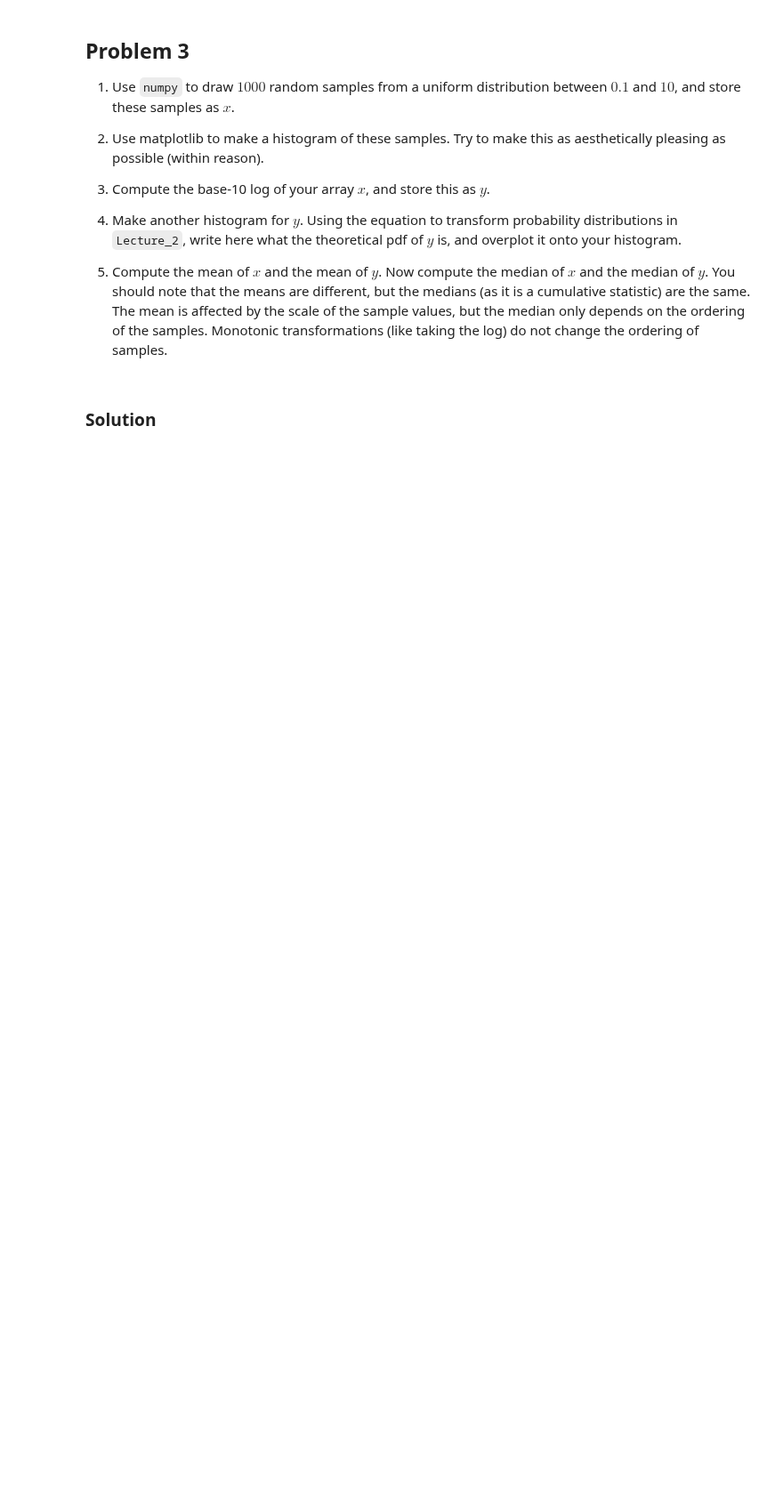
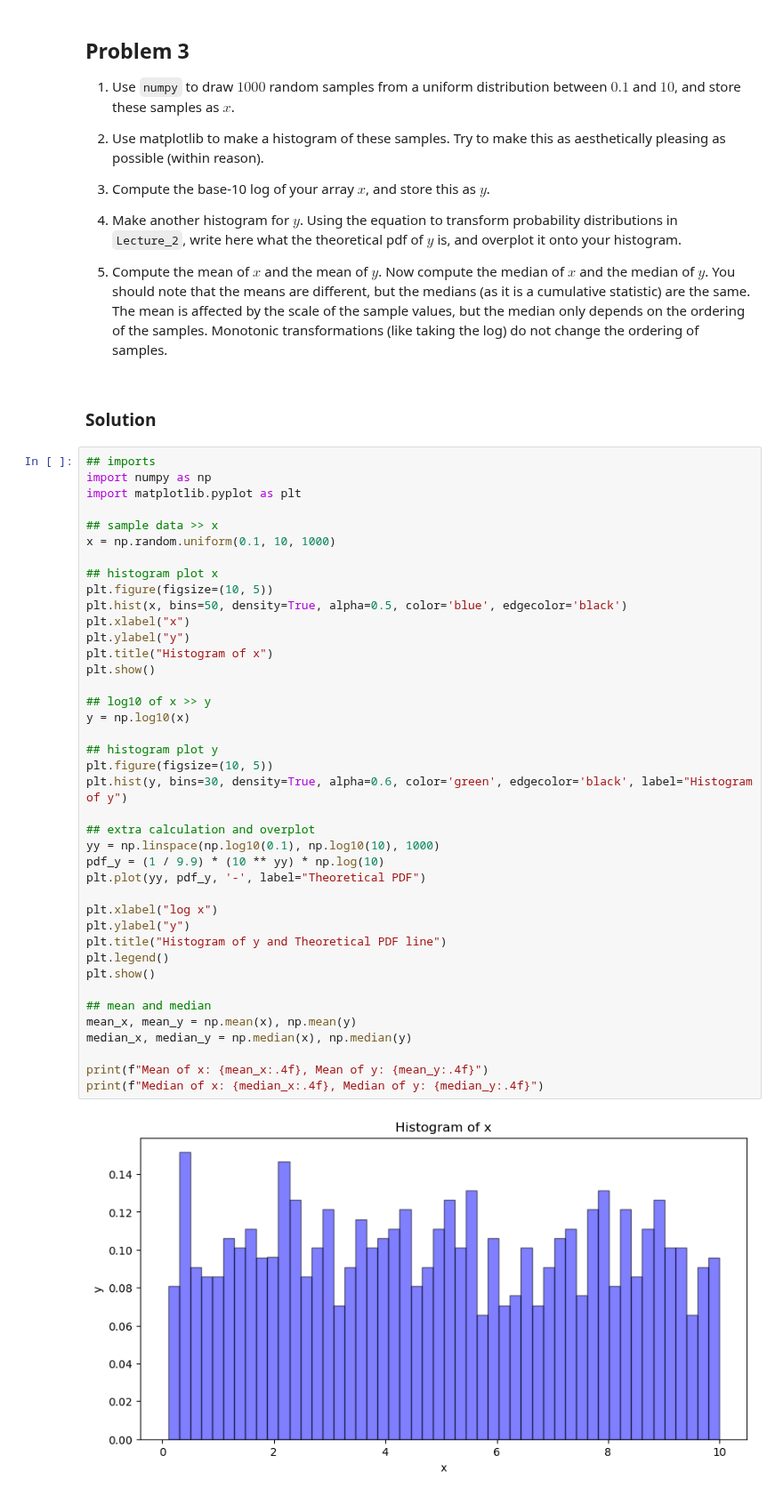
Before and after one commit to NihanPol/ASTR_3300_S2025, a Jupyter notebook: coursework/student_folders/june_ryu/homework/Homework_1_JuneRyu.ipynb, the cells around one changed output. Shown at 89% size. Saved outputs shown, nothing was run; the diff lists cells and outputs as text; blank space fills up the shorter version.

```diff
--- a/coursework/student_folders/june_ryu/homework/Homework_1_JuneRyu.ipynb
+++ b/coursework/student_folders/june_ryu/homework/Homework_1_JuneRyu.ipynb
@@ -92,3 +96,45 @@ Either write your solution as Markdown/Latex below, or paste in a scanned image
 5) Compute the mean of $x$ and the mean of $y$. Now compute the median of $x$ and the median of $y$. You should note that the means are different, but the medians (as it is a cumulative statistic) are the same. The mean is affected by the scale of the sample values, but the median only depends on the ordering of the samples. Monotonic transformations (like taking the log) do not change the ordering of samples.
 # %% [markdown]
 ### Solution
+# %%
+## imports
+import numpy as np
+import matplotlib.pyplot as plt
+
+## sample data >> x
+x = np.random.uniform(0.1, 10, 1000)
+
+## histogram plot x
+plt.figure(figsize=(10, 5))
+plt.hist(x, bins=50, density=True, alpha=0.5, color='blue', edgecolor='black')
+plt.xlabel("x")
+plt.ylabel("y")
+plt.title("Histogram of x")
+plt.show()
+
+## log10 of x >> y
+y = np.log10(x)
+
+## histogram plot y
+plt.figure(figsize=(10, 5))
+plt.hist(y, bins=30, density=True, alpha=0.6, color='green', edgecolor='black', label="Histogram of y")
+
+## extra calculation and overplot
+yy = np.linspace(np.log10(0.1), np.log10(10), 1000)
+pdf_y = (1 / 9.9) * (10 ** yy) * np.log(10)
+plt.plot(yy, pdf_y, '-', label="Theoretical PDF")
+
+plt.xlabel("log x")
+plt.ylabel("y")
+plt.title("Histogram of y and Theoretical PDF line")
+plt.legend()
+plt.show()
+
+## mean and median
+mean_x, mean_y = np.mean(x), np.mean(y)
+median_x, median_y = np.median(x), np.median(y)
+
+print(f"Mean of x: {mean_x:.4f}, Mean of y: {mean_y:.4f}")
+print(f"Median of x: {median_x:.4f}, Median of y: {median_y:.4f}")
+# %% [output]
+[figure, added]
```
Also changed, not shown: parts of 2 cells of this notebook.
